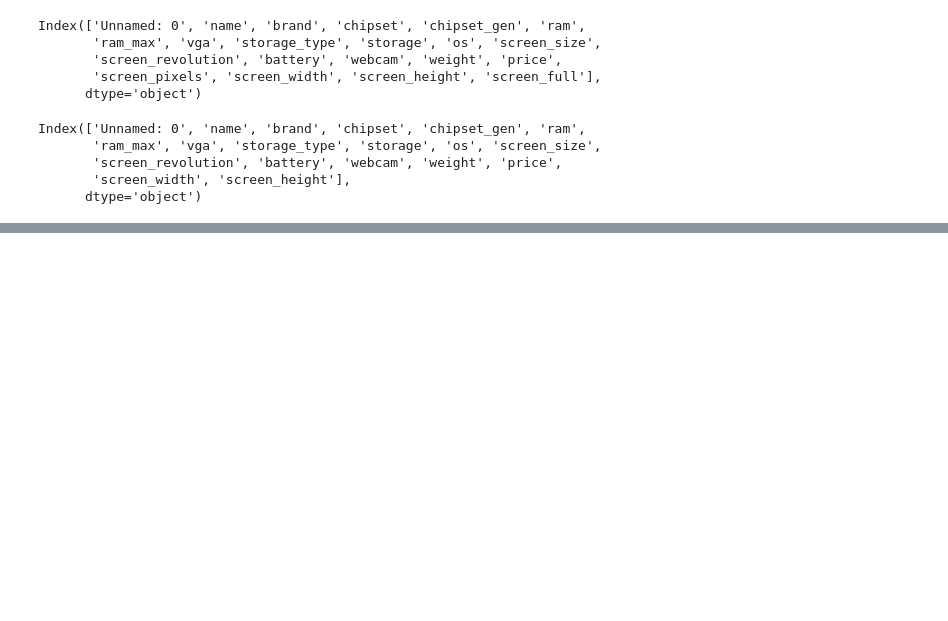
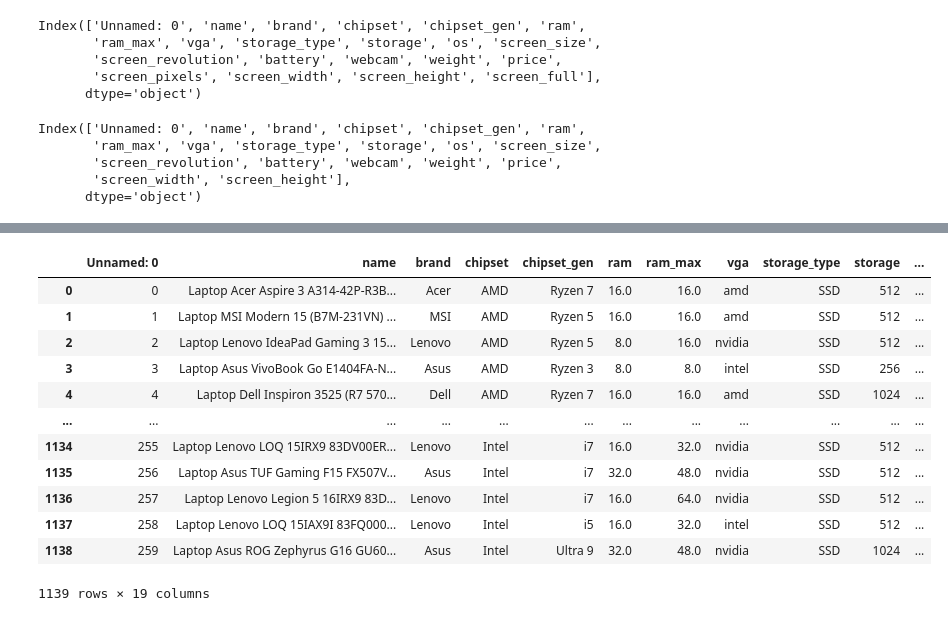
Before and after one commit to DungPham-Comet/DataScience_20232, a Jupyter notebook: preprocessing/final.ipynb, the cells around one changed output, grey strips where cells are left out. Saved outputs shown, nothing was run; the diff lists cells and outputs as text; code cells hidden in the pictures; blank space fills up the shorter version.

```diff
--- a/preprocessing/final.ipynb
+++ b/preprocessing/final.ipynb
@@ -57,0 +74,18 @@ Index(['Unnamed: 0', 'name', 'brand', 'chipset', 'chipset_gen', 'ram',
+# %%
+subset_columns = [col for col in final.columns if col not in ['name', 'price']]
+# %%
+final.drop_duplicates(subset=subset_columns)
+# %% [output]
+|  | Unnamed: 0 | name | brand | chipset | chipset_gen | ram | ram_max | vga | storage_type | storage | ... |
+| 0 | 0 | Laptop Acer Aspire 3 A314-42P-R3B... | Acer | AMD | Ryzen 7 | 16.0 | 16.0 | amd | SSD | 512 | ... |
+| 1 | 1 | Laptop MSI Modern 15 (B7M-231VN) ... | MSI | AMD | Ryzen 5 | 16.0 | 16.0 | amd | SSD | 512 | ... |
+| 2 | 2 | Laptop Lenovo IdeaPad Gaming 3 15... | Lenovo | AMD | Ryzen 5 | 8.0 | 16.0 | nvidia | SSD | 512 | ... |
+| 3 | 3 | Laptop Asus VivoBook Go E1404FA-N... | Asus | AMD | Ryzen 3 | 8.0 | 8.0 | intel | SSD | 256 | ... |
+| 4 | 4 | Laptop Dell Inspiron 3525 (R7 570... | Dell | AMD | Ryzen 7 | 16.0 | 16.0 | amd | SSD | 1024 | ... |
+| ... | ... | ... | ... | ... | ... | ... | ... | ... | ... | ... | ... |
+| 1134 | 255 | Laptop Lenovo LOQ 15IRX9 83DV00ER... | Lenovo | Intel | i7 | 16.0 | 32.0 | nvidia | SSD | 512 | ... |
+| 1135 | 256 | Laptop Asus TUF Gaming F15 FX507V... | Asus | Intel | i7 | 32.0 | 48.0 | nvidia | SSD | 512 | ... |
+| 1136 | 257 | Laptop Lenovo Legion 5 16IRX9 83D... | Lenovo | Intel | i7 | 16.0 | 64.0 | nvidia | SSD | 512 | ... |
+| 1137 | 258 | Laptop Lenovo LOQ 15IAX9I 83FQ000... | Lenovo | Intel | i5 | 16.0 | 32.0 | intel | SSD | 512 | ... |
+| 1138 | 259 | Laptop Asus ROG Zephyrus G16 GU60... | Asus | Intel | Ultra 9 | 32.0 | 48.0 | nvidia | SSD | 1024 | ... |
+1139 rows × 19 columns
```
Also changed, not shown: parts of 12 cells of this notebook, 8 other files.
